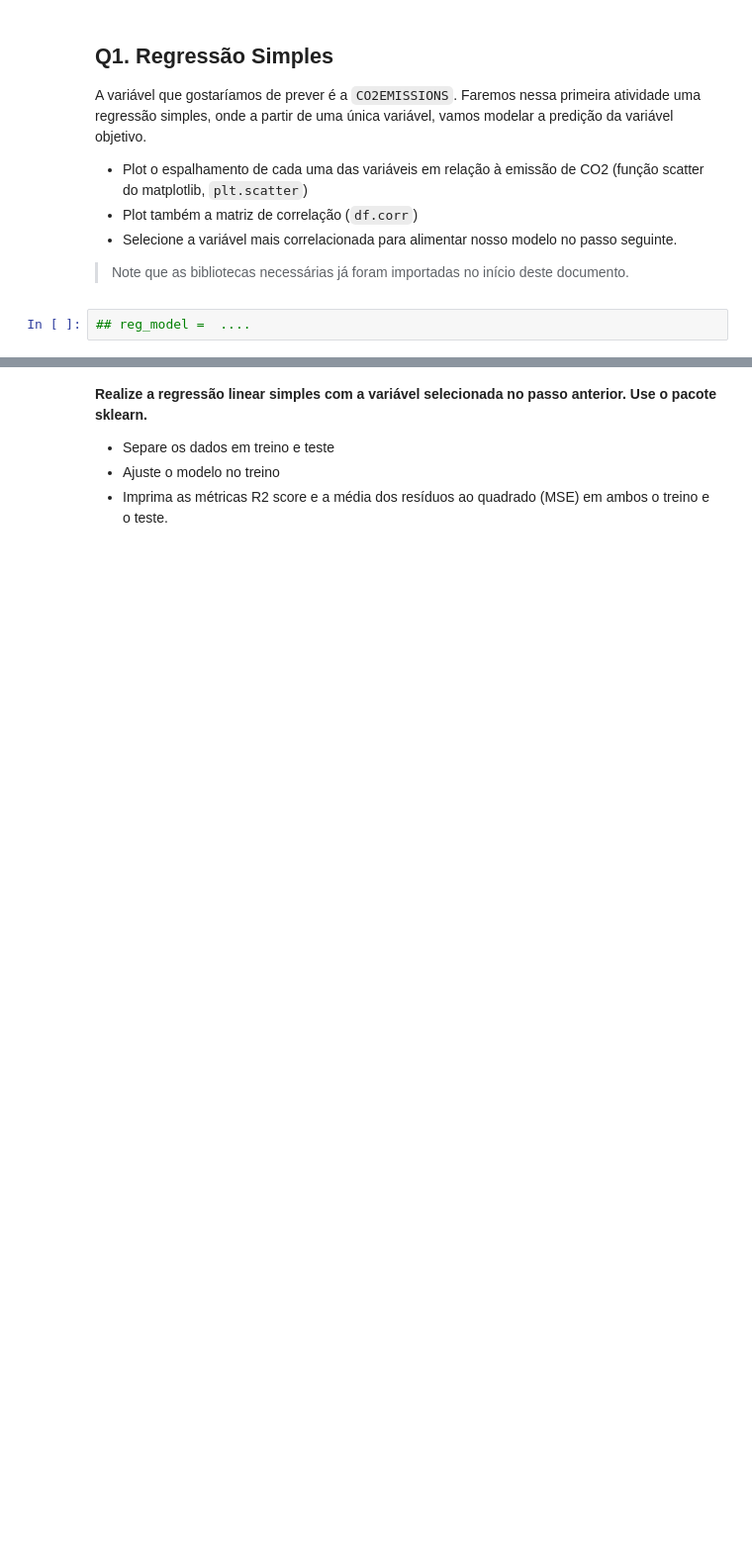
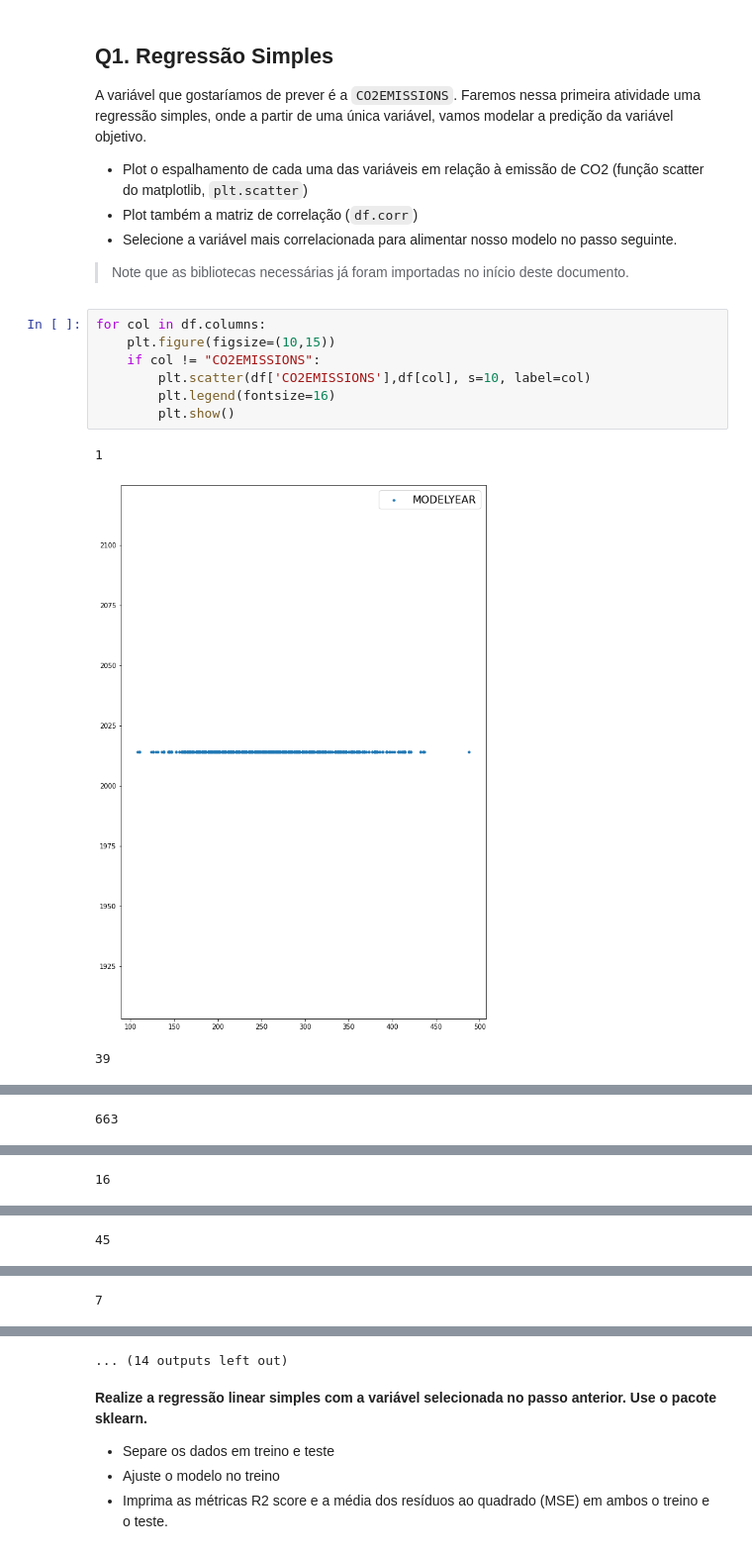
Before and after one commit to GustavoLR548/IA-GLR, a Jupyter notebook: Exercicios/Exercicio #6 Regressao Linear/Exercício_Regressão.ipynb, the cells around one changed output, grey strips where cells are left out. Shown: that part at 99% size. Cells and saved outputs as stored; diff of their text form; blank space fills up the shorter version.

```diff
--- a/Exercicios/Exercicio #6 Regressao Linear/Exercício_Regressão.ipynb
+++ b/Exercicios/Exercicio #6 Regressao Linear/Exercício_Regressão.ipynb
@@ -72,5 +72,14 @@ A variável que gostaríamos de prever é a `CO2EMISSIONS`. Faremos nessa primei
 - Plot também a matriz de correlação (`df.corr`)
 - Selecione a variável mais correlacionada para alimentar nosso modelo no passo seguinte.
 > Note que as bibliotecas necessárias já foram importadas no início deste documento.
-# %%
-## reg_model =  ....
+# %%
+for col in df.columns:
+    plt.figure(figsize=(10,15))
+    if col != "CO2EMISSIONS":
+        plt.scatter(df['CO2EMISSIONS'],df[col], s=10, label=col)
+        plt.legend(fontsize=16)
+        plt.show()
+# %% [output]
+1
+[figure, added]
+39
@@ -76,0 +87 @@ A variável que gostaríamos de prever é a `CO2EMISSIONS`. Faremos nessa primei
+663
@@ -76,0 +89 @@ A variável que gostaríamos de prever é a `CO2EMISSIONS`. Faremos nessa primei
+16
@@ -76,0 +91 @@ A variável que gostaríamos de prever é a `CO2EMISSIONS`. Faremos nessa primei
+45
@@ -76,0 +93 @@ A variável que gostaríamos de prever é a `CO2EMISSIONS`. Faremos nessa primei
+7
@@ -77,3 +95,4 @@ A variável que gostaríamos de prever é a `CO2EMISSIONS`. Faremos nessa primei
+... (14 outputs left out)
 # %% [markdown]
 **Realize a regressão linear simples com a variável selecionada no passo anterior. Use o pacote sklearn.**
 - Separe os dados em treino e teste
```
Also changed, not shown: parts of 2 cells of this notebook, 1 other file.
